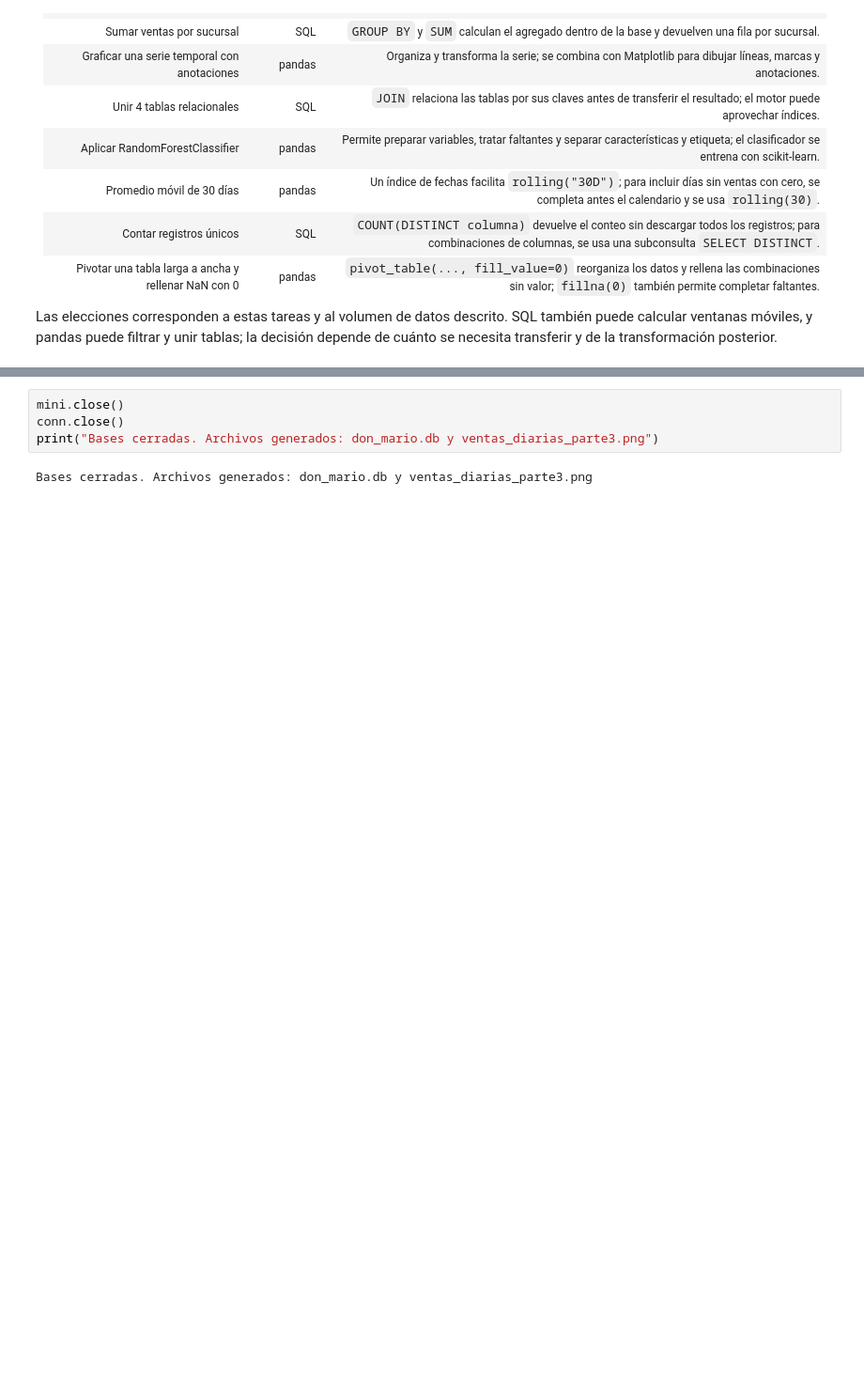
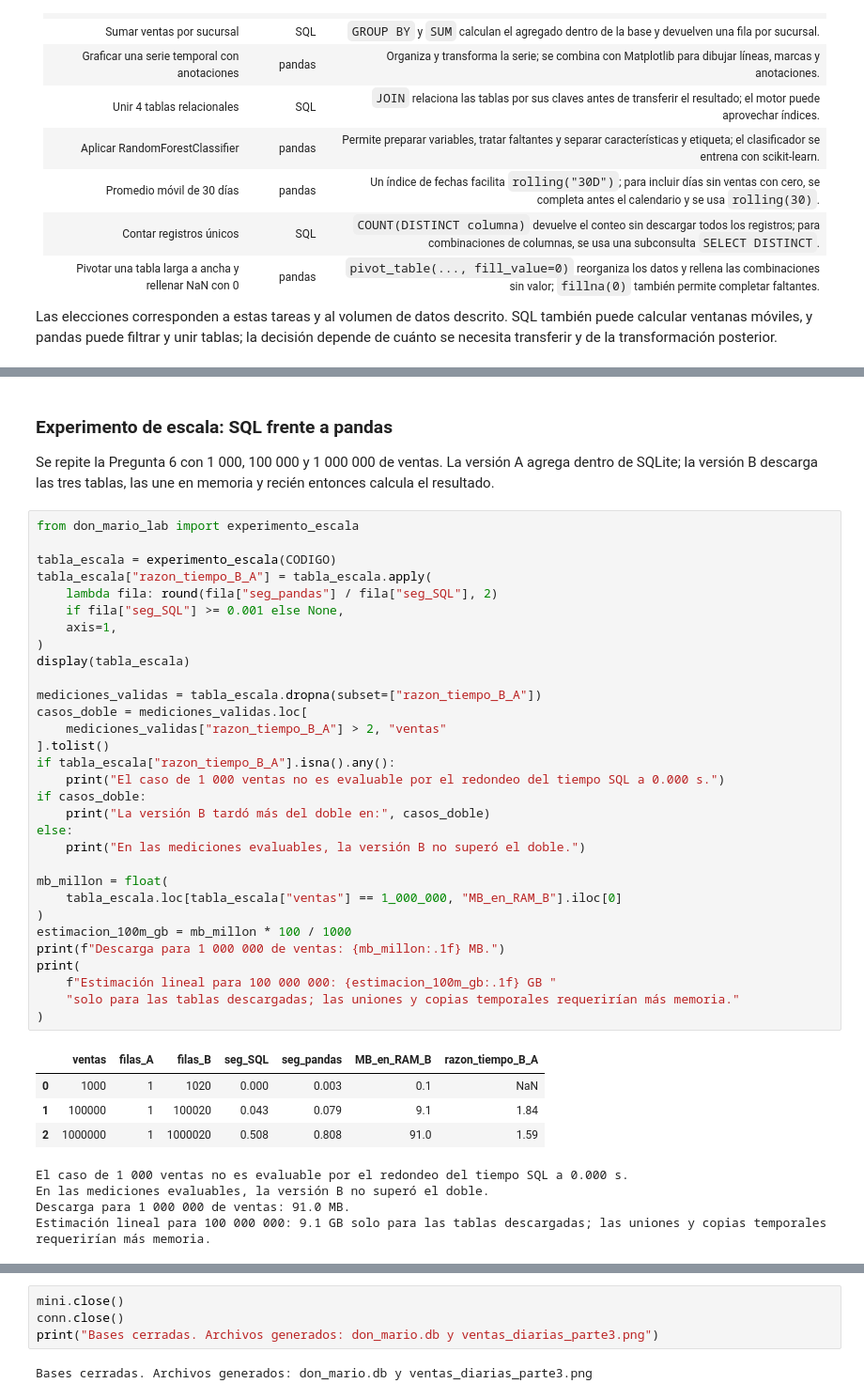
Before and after one commit to FabianMaquen/S06-ACTIVIDAD, a Jupyter notebook: S06_Partes_1_a_4_2311685.ipynb, the cells around one changed output, grey strips where cells are left out. Shown at 94% size. Cells and saved outputs as stored; diff of their text form; blank space fills up the shorter version.

```diff
--- a/S06_Partes_1_a_4_2311685.ipynb
+++ b/S06_Partes_1_a_4_2311685.ipynb
@@ -427,0 +574,44 @@ decisión depende de cuánto se necesita transferir y de la transformación post
+# %% [markdown]
+### Experimento de escala: SQL frente a pandas
+
+Se repite la Pregunta 6 con 1 000, 100 000 y 1 000 000 de ventas. La versión A agrega dentro de SQLite; la versión B descarga las tres tablas, las une en memoria y recién entonces calcula el resultado.
+# %%
+from don_mario_lab import experimento_escala
+
+tabla_escala = experimento_escala(CODIGO)
+tabla_escala["razon_tiempo_B_A"] = tabla_escala.apply(
+    lambda fila: round(fila["seg_pandas"] / fila["seg_SQL"], 2)
+    if fila["seg_SQL"] >= 0.001 else None,
+    axis=1,
+)
+display(tabla_escala)
+
+mediciones_validas = tabla_escala.dropna(subset=["razon_tiempo_B_A"])
+casos_doble = mediciones_validas.loc[
+    mediciones_validas["razon_tiempo_B_A"] > 2, "ventas"
+].tolist()
+if tabla_escala["razon_tiempo_B_A"].isna().any():
+    print("El caso de 1 000 ventas no es evaluable por el redondeo del tiempo SQL a 0.000 s.")
+if casos_doble:
+    print("La versión B tardó más del doble en:", casos_doble)
+else:
+    print("En las mediciones evaluables, la versión B no superó el doble.")
+
+mb_millon = float(
+    tabla_escala.loc[tabla_escala["ventas"] == 1_000_000, "MB_en_RAM_B"].iloc[0]
+)
+estimacion_100m_gb = mb_millon * 100 / 1000
+print(f"Descarga para 1 000 000 de ventas: {mb_millon:.1f} MB.")
+print(
+    f"Estimación lineal para 100 000 000: {estimacion_100m_gb:.1f} GB "
+    "solo para las tablas descargadas; las uniones y copias temporales requerirían más memoria."
+)
+# %% [output]
+|  | ventas | filas_A | filas_B | seg_SQL | seg_pandas | MB_en_RAM_B | razon_tiempo_B_A |
+| 0 | 1000 | 1 | 1020 | 0.000 | 0.003 | 0.1 | NaN |
+| 1 | 100000 | 1 | 100020 | 0.043 | 0.079 | 9.1 | 1.84 |
+| 2 | 1000000 | 1 | 1000020 | 0.508 | 0.808 | 91.0 | 1.59 |
+El caso de 1 000 ventas no es evaluable por el redondeo del tiempo SQL a 0.000 s.
+En las mediciones evaluables, la versión B no superó el doble.
+Descarga para 1 000 000 de ventas: 91.0 MB.
+Estimación lineal para 100 000 000: 9.1 GB solo para las tablas descargadas; las uniones y copias temporales requerirían más memoria.
```
Also changed, not shown: parts of 38 cells of this notebook, 1 other file.
